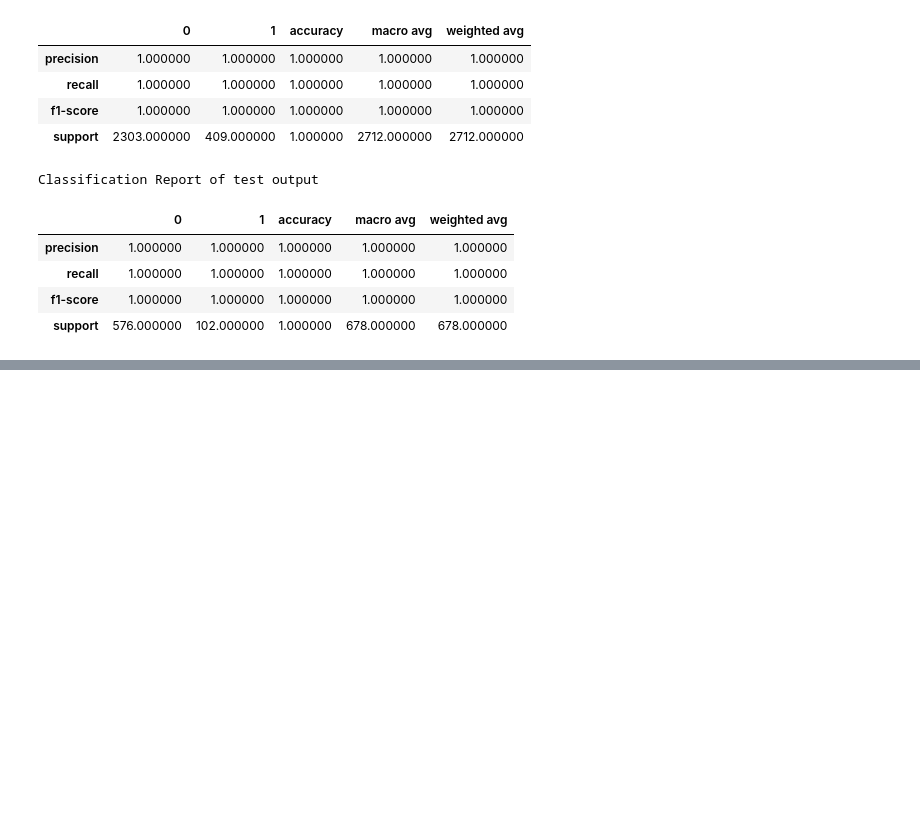
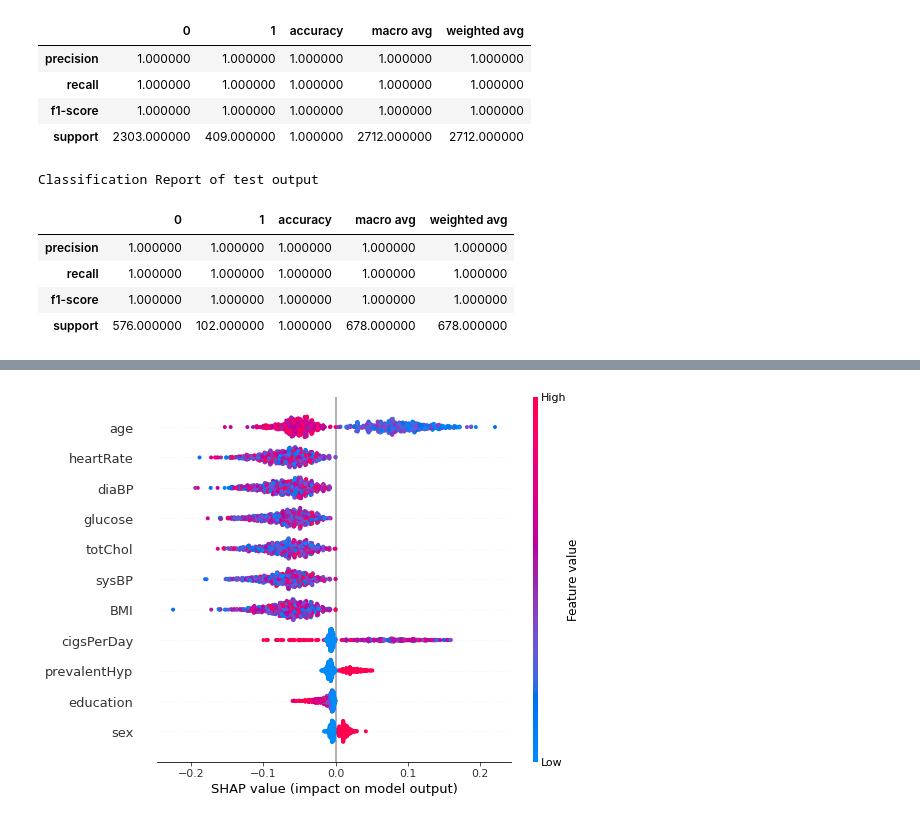
Before and after one commit to Aashishc-prog/CardioVascular-Risk-Prediction, a Jupyter notebook: Capstone_3.ipynb, the cells around one changed output, grey strips where cells are left out. Cells and saved outputs as stored; diff of their text form; code cells hidden in the pictures; blank space fills up the shorter version.

```diff
--- a/Capstone_3.ipynb
+++ b/Capstone_3.ipynb
@@ -462,0 +555,9 @@ shap.plots.beeswarm(shap_values)
+# %%
+# Fits the explainer
+explainer = shap.Explainer(clf_svc_grid.predict, X_test)
+# Calculates the SHAP values
+shap_values = explainer(X.sample(1000))
+# %%
+shap.summary_plot(shap_values)
+# %% [output]
+[figure, added]
```
Also changed, not shown: parts of 26 cells of this notebook.
